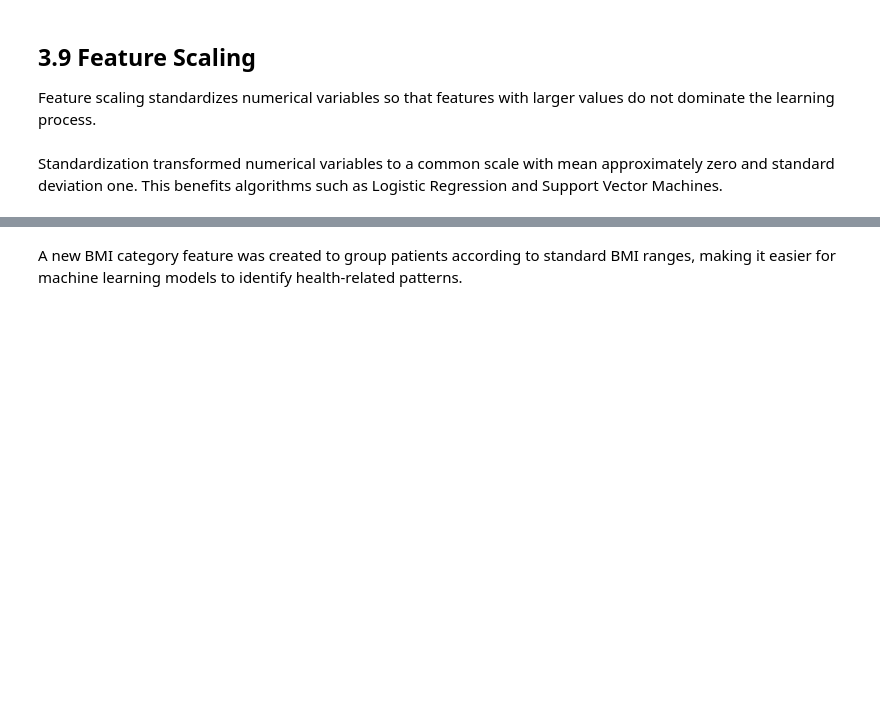
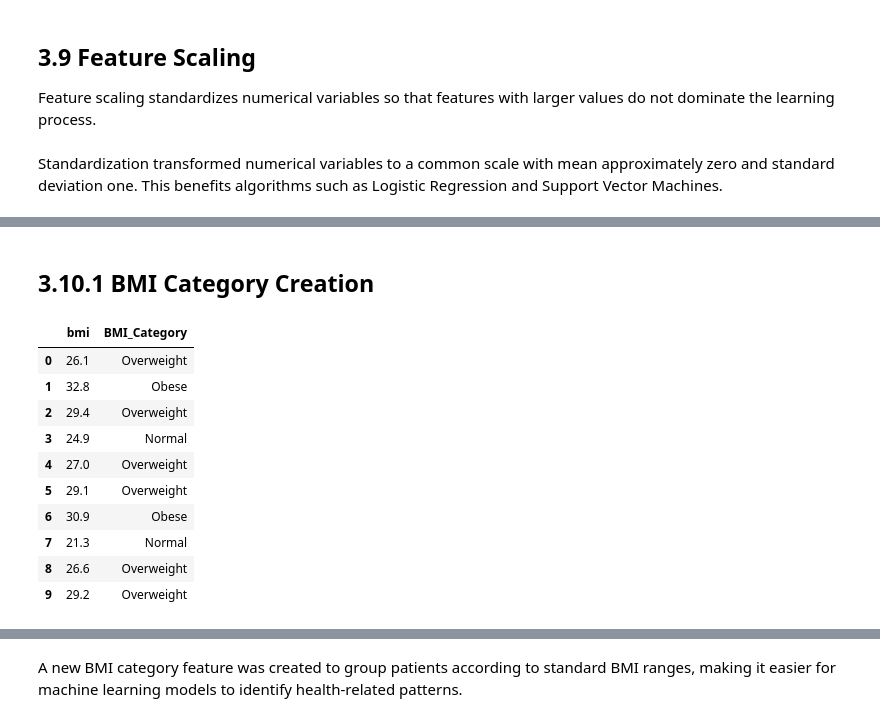
Before and after one commit to ThilaniDilmani/SmartCare-Hospital-AI, a Jupyter notebook: notebooks/task_03_and_04.ipynb, the cells around one changed output, grey strips where cells are left out. Drawn from its saved outputs; the diff is of its cells as text; code cells hidden in the pictures; blank space fills up the shorter version.

```diff
--- a/notebooks/task_03_and_04.ipynb
+++ b/notebooks/task_03_and_04.ipynb
@@ -318,0 +319,22 @@ Input features and the target variable were separated before model training.
+# %% [markdown]
+## 3.10.1 BMI Category Creation
+# %%
+df["BMI_Category"] = pd.cut(
+    df["bmi"],
+    bins=[0, 18.5, 25, 30, float("inf")],
+    labels=["Underweight", "Normal", "Overweight", "Obese"]
+)
+
+df[["bmi", "BMI_Category"]].head(10)
+# %% [output]
+|  | bmi | BMI_Category |
+| 0 | 26.1 | Overweight |
+| 1 | 32.8 | Obese |
+| 2 | 29.4 | Overweight |
+| 3 | 24.9 | Normal |
+| 4 | 27.0 | Overweight |
+| 5 | 29.1 | Overweight |
+| 6 | 30.9 | Obese |
+| 7 | 21.3 | Normal |
+| 8 | 26.6 | Overweight |
+| 9 | 29.2 | Overweight |
```
Also changed, not shown: parts of 13 cells of this notebook.
